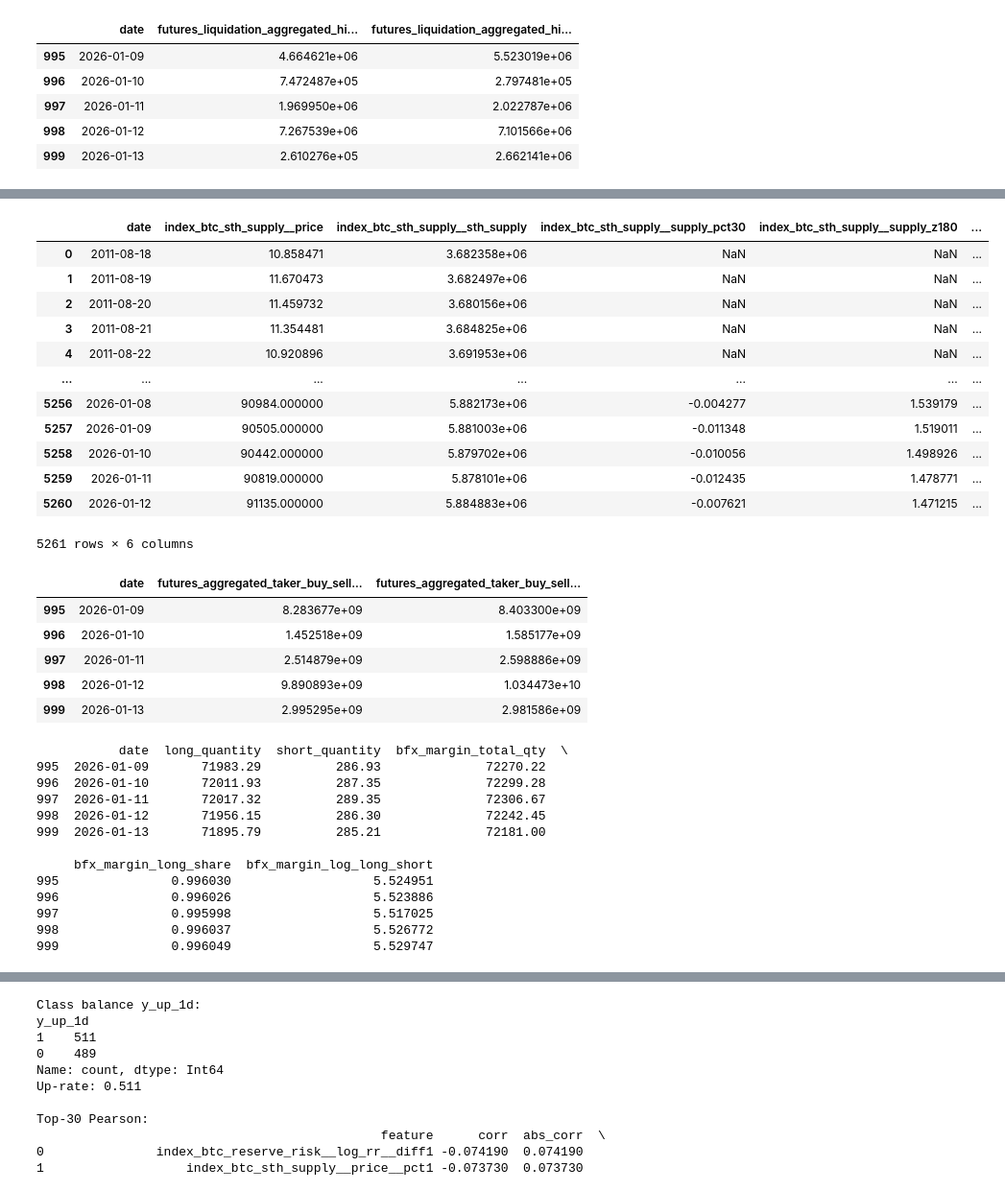
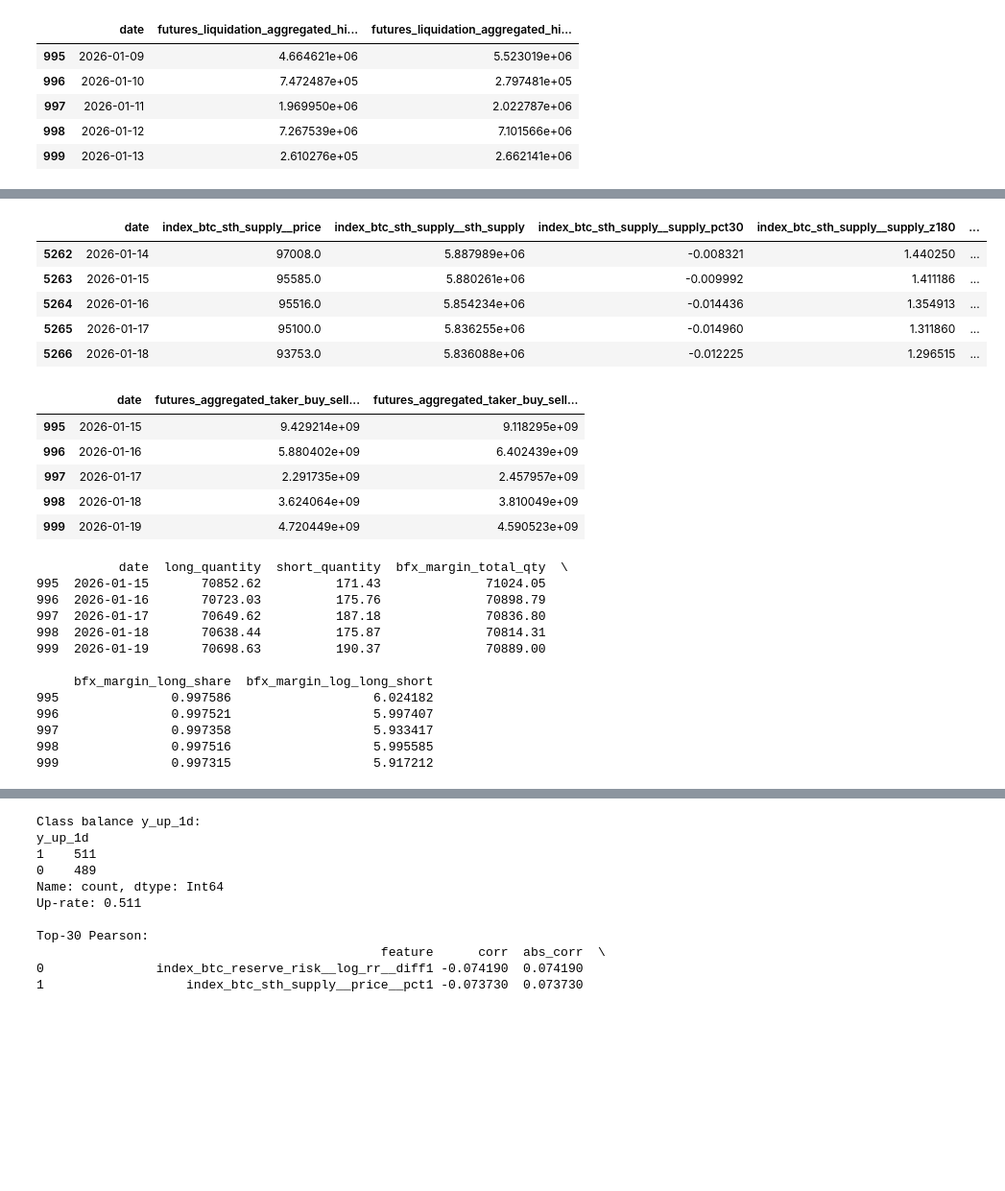
Before and after one commit to Fidus1337/Actives_price_prediction, a Jupyter notebook: YurasCode.ipynb, the cells around one changed output, grey strips where cells are left out. Shown at 96% size. Saved outputs shown, nothing was run; the diff lists cells and outputs as text; code cells hidden in the pictures; blank space fills up the shorter version.

```diff
--- a/YurasCode.ipynb
+++ b/YurasCode.ipynb
@@ -513,7 +513,7 @@ def get_futures_open_interest_aggregated_history(
     df = df[cols].sort_values("date", kind="stable").reset_index(drop=True)
     return df
 # %%
-#########ЕСТЬ##############
+#########ЕСТЬ############## ()
 
 KEYS = "8b16782a668f4eb48397ddf3d97020bd"
 
@@ -524,5 +524,8 @@ df_oi = get_futures_open_interest_history(
     interval="1d",
 )
 print(df_oi.tail())
+
+rows, cols = df_oi.shape
+print(f"Строк: {rows}, Столбцов: {cols}")
 # %% [output]
            date  futures_open_interest_history__open  \
@@ -1114,7 +1114,7 @@ def get_futures_top_long_short_position_ratio_history(
 # %%
 KEYS = "8b16782a668f4eb48397ddf3d97020bd"
 
-# READY
+# READY ()
 df_top_ls_positions = get_futures_top_long_short_position_ratio_history(
     api_key=KEYS,
     exchange="Binance",
@@ -1122,5 +1122,7 @@ df_top_ls_positions = get_futures_top_long_short_position_ratio_history(
     interval="1d",
 )
 
+rows, cols = df_top_ls_positions.shape
+print(rows)
 df_top_ls_positions.tail()
 # %% [output]
@@ -1848,48 +1838,40 @@ def fetch_bitcoin_sth_supply_table(
     out = (
         df[["date", "index_btc_sth_supply__price", "index_btc_sth_supply__sth_supply"]]
         .dropna(subset=["date"])
         .sort_values("date", kind="stable")
         .drop_duplicates(subset=["date"], keep="last")
         .reset_index(drop=True)
     )
 
     s = out["index_btc_sth_supply__sth_supply"].astype(float)
 
     # Feature 1: pct change over N days (distribution / accumulation proxy)
     out[f"index_btc_sth_supply__supply_pct{pct_window}"] = s / s.shift(pct_window) - 1.0
 
     # Feature 2: rolling z-score (regime-normalized supply)
     minp = max(30, z_window // 3)
     roll = s.rolling(z_window, min_periods=minp)
     mu = roll.mean()
     sd = roll.std(ddof=0).replace(0.0, np.nan)
     out[f"index_btc_sth_supply__supply_z{z_window}"] = (s - mu) / sd
 
     # Feature 3: slope / velocity
     out[f"index_btc_sth_supply__supply_slope{slope_window}"] = s.diff(slope_window) / float(slope_window)
 
     return out
 
 
 # Usage:
+# READY ()
 df_sth_supply = fetch_bitcoin_sth_supply_table(KEYS)
-df_lth_supply
-df_aa
-df_sth_supply
+df_sth_supply.tail()
 # %% [output]
 |  | date | index_btc_sth_supply__price | index_btc_sth_supply__sth_supply | index_btc_sth_supply__supply_pct30 | index_btc_sth_supply__supply_z180 | ... |
-| 0 | 2011-08-18 | 10.858471 | 3.682358e+06 | NaN | NaN | ... |
-| 1 | 2011-08-19 | 11.670473 | 3.682497e+06 | NaN | NaN | ... |
-| 2 | 2011-08-20 | 11.459732 | 3.680156e+06 | NaN | NaN | ... |
-| 3 | 2011-08-21 | 11.354481 | 3.684825e+06 | NaN | NaN | ... |
-| 4 | 2011-08-22 | 10.920896 | 3.691953e+06 | NaN | NaN | ... |
-| ... | ... | ... | ... | ... | ... | ... |
-| 5256 | 2026-01-08 | 90984.000000 | 5.882173e+06 | -0.004277 | 1.539179 | ... |
-| 5257 | 2026-01-09 | 90505.000000 | 5.881003e+06 | -0.011348 | 1.519011 | ... |
-| 5258 | 2026-01-10 | 90442.000000 | 5.879702e+06 | -0.010056 | 1.498926 | ... |
-| 5259 | 2026-01-11 | 90819.000000 | 5.878101e+06 | -0.012435 | 1.478771 | ... |
-| 5260 | 2026-01-12 | 91135.000000 | 5.884883e+06 | -0.007621 | 1.471215 | ... |
+| 5262 | 2026-01-14 | 97008.0 | 5.887989e+06 | -0.008321 | 1.440250 | ... |
+| 5263 | 2026-01-15 | 95585.0 | 5.880261e+06 | -0.009992 | 1.411186 | ... |
+| 5264 | 2026-01-16 | 95516.0 | 5.854234e+06 | -0.014436 | 1.354913 | ... |
+| 5265 | 2026-01-17 | 95100.0 | 5.836255e+06 | -0.014960 | 1.311860 | ... |
+| 5266 | 2026-01-18 | 93753.0 | 5.836088e+06 | -0.012225 | 1.296515 | ... |
-5261 rows × 6 columns
 # %%
 # READY
 
@@ -1948,11 +1930,11 @@ df_taker_agg = get_futures_aggregated_taker_buy_sell_volume_history(
 df_taker_agg.tail()
 # %% [output]
 |  | date | futures_aggregated_taker_buy_sell... | futures_aggregated_taker_buy_sell... |
-| 995 | 2026-01-09 | 8.283677e+09 | 8.403300e+09 |
-| 996 | 2026-01-10 | 1.452518e+09 | 1.585177e+09 |
-| 997 | 2026-01-11 | 2.514879e+09 | 2.598886e+09 |
-| 998 | 2026-01-12 | 9.890893e+09 | 1.034473e+10 |
-| 999 | 2026-01-13 | 2.995295e+09 | 2.981586e+09 |
+| 995 | 2026-01-15 | 9.429214e+09 | 9.118295e+09 |
+| 996 | 2026-01-16 | 5.880402e+09 | 6.402439e+09 |
+| 997 | 2026-01-17 | 2.291735e+09 | 2.457957e+09 |
+| 998 | 2026-01-18 | 3.624064e+09 | 3.810049e+09 |
+| 999 | 2026-01-19 | 4.720449e+09 | 4.590523e+09 |
 # %%
 # provides data on margin long and short positions from Bitfinex.
 # https://open-api-v4.coinglass.com/api/bitfinex-margin-long-short?symbol=BTC&interval=1d
@@ -2094,6 +2076,7 @@ def add_bitfinex_margin_long_short_features(df: pd.DataFrame, eps: float = 1e-9)
 
 
 # ---- Example ----
+# READY ()
 df = fetch_bitfinex_margin_long_short_history(
     api_key=KEYS,
     symbol="BTC",
@@ -2105,18 +2088,18 @@ bitfinex_margin_ls_df = add_bitfinex_margin_long_short_features(df)
 print(bitfinex_margin_ls_df.tail())
 # %% [output]
            date  long_quantity  short_quantity  bfx_margin_total_qty  \
-995  2026-01-09       71983.29          286.93              72270.22
-996  2026-01-10       72011.93          287.35              72299.28
-997  2026-01-11       72017.32          289.35              72306.67
-998  2026-01-12       71956.15          286.30              72242.45
-999  2026-01-13       71895.79          285.21              72181.00
+995  2026-01-15       70852.62          171.43              71024.05
+996  2026-01-16       70723.03          175.76              70898.79
+997  2026-01-17       70649.62          187.18              70836.80
+998  2026-01-18       70638.44          175.87              70814.31
+999  2026-01-19       70698.63          190.37              70889.00
 
      bfx_margin_long_share  bfx_margin_log_long_short
-995               0.996030                   5.524951
-996               0.996026                   5.523886
-997               0.995998                   5.517025
-998               0.996037                   5.526772
-999               0.996049                   5.529747
+995               0.997586                   6.024182
+996               0.997521                   5.997407
+997               0.997358                   5.933417
+998               0.997516                   5.995585
+999               0.997315                   5.917212
 # %%
 # This endpoint provides historical CGDI (CoinGlass Derivatives Index) data
 # https://open-api-v4.coinglass.com/api/futures/cgdi-index/history
```
Also changed, not shown: parts of 22 cells of this notebook, 2 other files.
